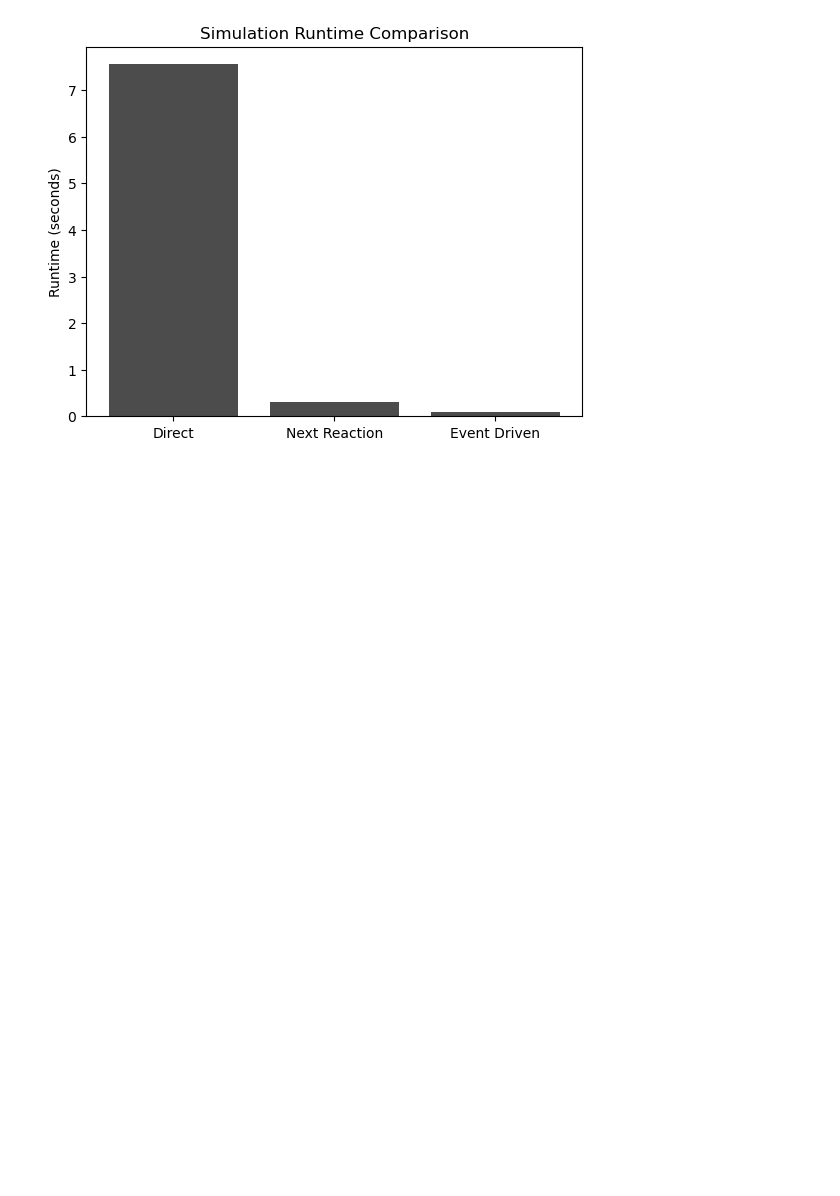
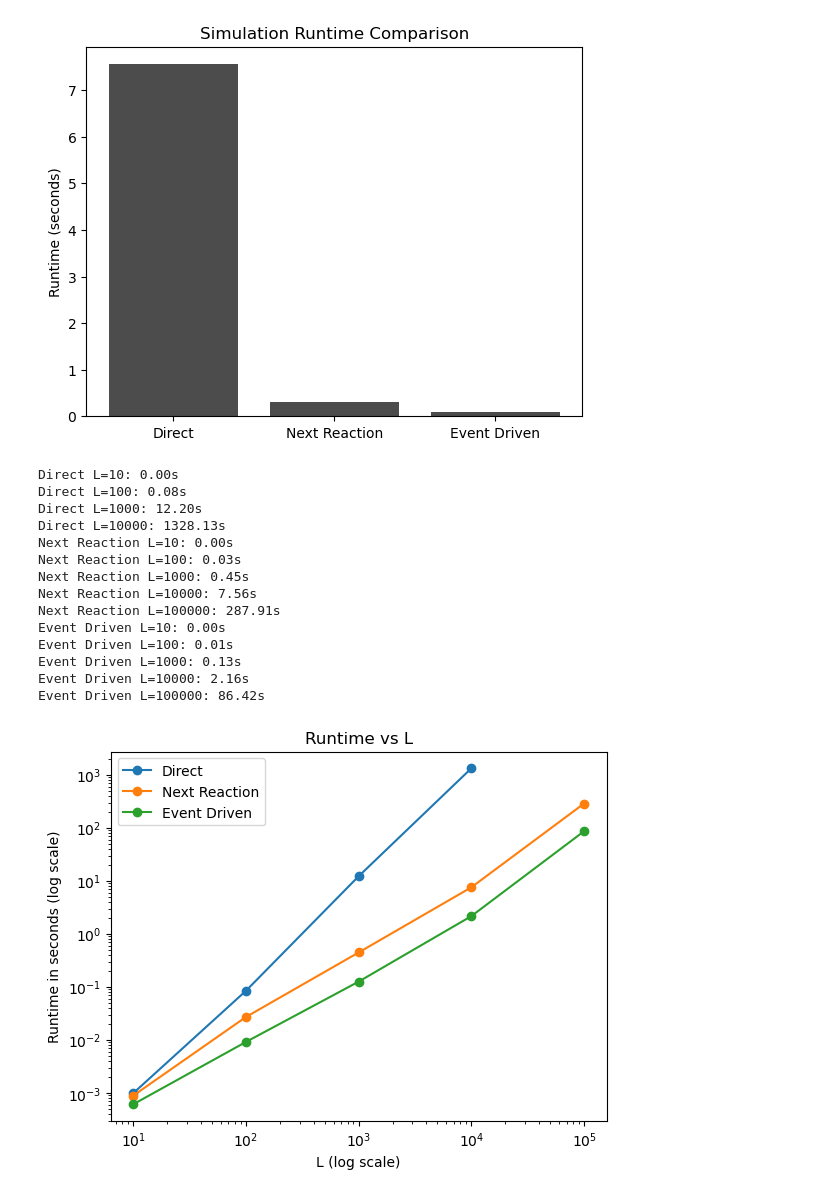
Before and after one commit to marobinette/ModelingComplexSystems, a Jupyter notebook: Simulations/simulations.ipynb, the cells around one changed output. Saved outputs shown, nothing was run; the diff lists cells and outputs as text; code cells hidden in the pictures; blank space fills up the shorter version.

Commit message:
simulation comparisons ran for L

```diff
--- a/Simulations/simulations.ipynb
+++ b/Simulations/simulations.ipynb
@@ -278,3 +278,54 @@ plt.show()
 Direct: 7.55s | Next Reaction: 0.30s | Event Driven: 0.09s
 [figure]
 [figure]
+# %%
+
+L_values_direct = [10, 10**2, 10**3, 10**4]
+L_values_fast = [10, 10**2, 10**3, 10**4, 10**5]
+T = 10
+
+direct_runtimes = []
+nr_runtimes = []
+ed_runtimes = []
+
+for L in L_values_direct:
+    _, _, _, _, _, rt = run_direct_simulation(L, T, growth_rate, lightning_rate)
+    direct_runtimes.append(rt)
+    print(f"Direct L={L}: {rt:.2f}s")
+
+for L in L_values_fast:
+    _, _, _, _, _, rt = run_next_reaction_simulation(L, T, growth_rate, lightning_rate)
+    nr_runtimes.append(rt)
+    print(f"Next Reaction L={L}: {rt:.2f}s")
+
+for L in L_values_fast:
+    _, _, _, _, _, rt = run_event_driven_simulation(L, T, growth_rate, lightning_rate)
+    ed_runtimes.append(rt)
+    print(f"Event Driven L={L}: {rt:.2f}s")
+
+plt.plot(L_values_direct, direct_runtimes, marker='o', label='Direct')
+plt.plot(L_values_fast, nr_runtimes, marker='o', label='Next Reaction')
+plt.plot(L_values_fast, ed_runtimes, marker='o', label='Event Driven')
+plt.xscale('log')
+plt.yscale('log')
+plt.xlabel('L (log scale)')
+plt.ylabel('Runtime in seconds (log scale)')
+plt.title('Runtime vs L')
+plt.legend()
+plt.show()
+# %% [output]
+Direct L=10: 0.00s
+Direct L=100: 0.08s
+Direct L=1000: 12.20s
+Direct L=10000: 1328.13s
+Next Reaction L=10: 0.00s
+Next Reaction L=100: 0.03s
+Next Reaction L=1000: 0.45s
+Next Reaction L=10000: 7.56s
+Next Reaction L=100000: 287.91s
+Event Driven L=10: 0.00s
+Event Driven L=100: 0.01s
+Event Driven L=1000: 0.13s
+Event Driven L=10000: 2.16s
+Event Driven L=100000: 86.42s
+[figure, added]
```
